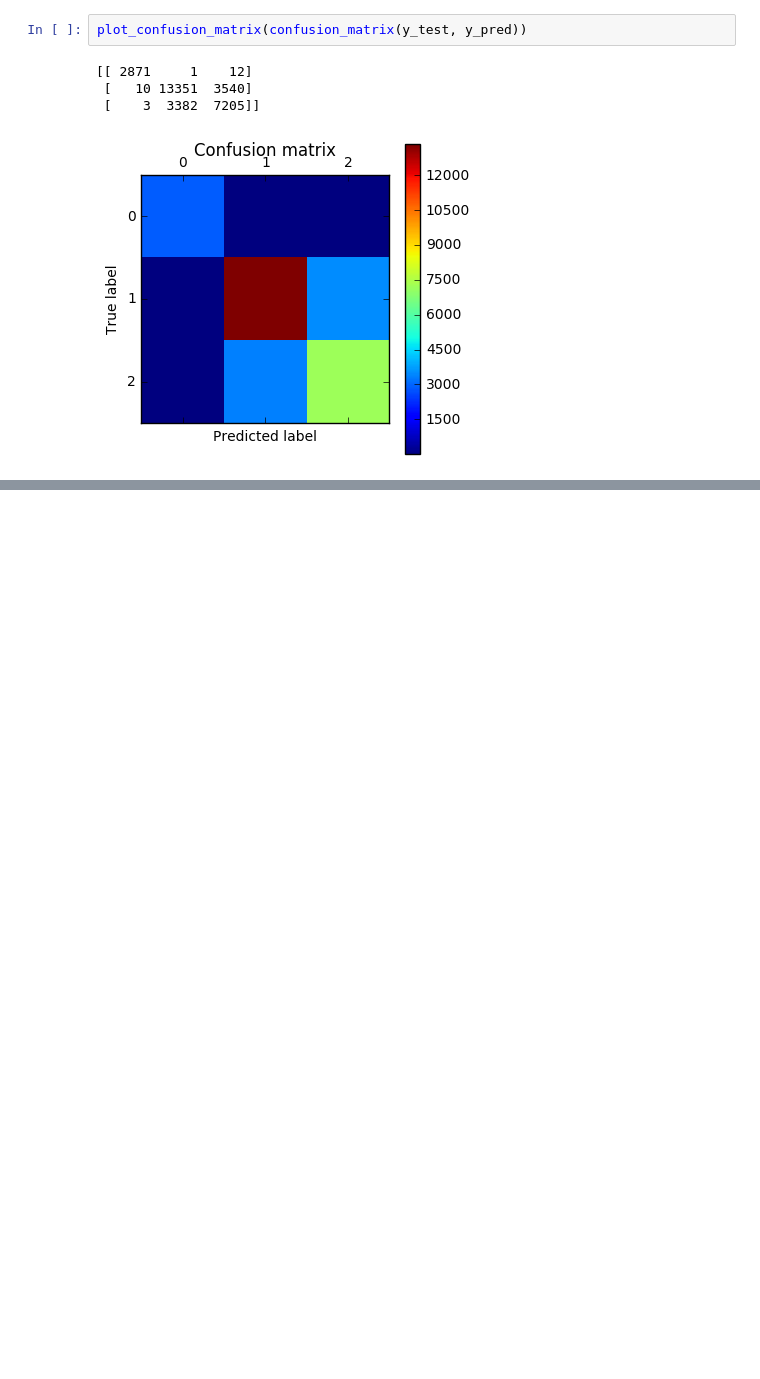
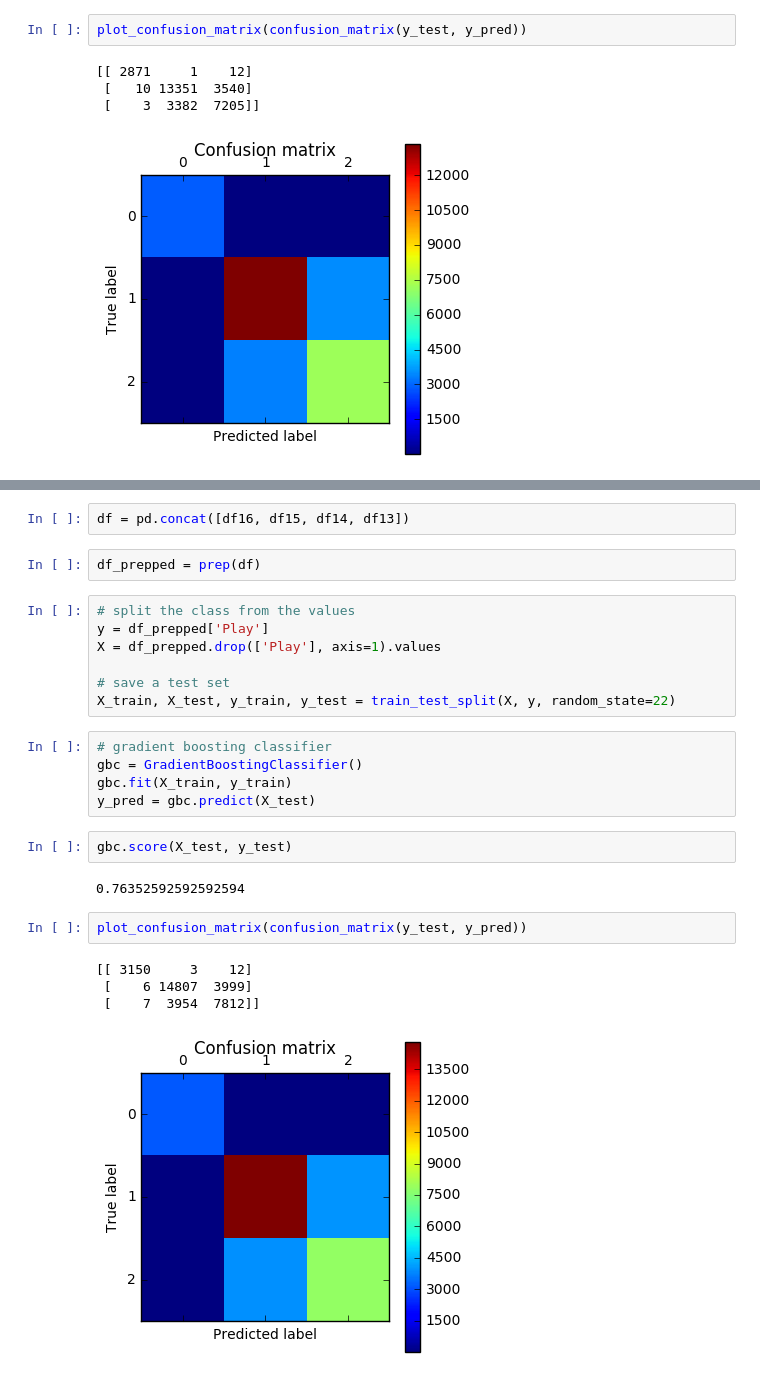
Before and after one commit to zreyn/nfl, a Jupyter notebook: nfl-modeling.ipynb, the cells around one changed output, grey strips where cells are left out. Drawn from its saved outputs; the diff is of its cells as text; blank space fills up the shorter version.

```diff
--- a/nfl-modeling.ipynb
+++ b/nfl-modeling.ipynb
@@ -113,0 +131,27 @@ plot_confusion_matrix(confusion_matrix(y_test, y_pred))
+# %%
+df = pd.concat([df16, df15, df14, df13])
+# %%
+df_prepped = prep(df)
+# %%
+# split the class from the values
+y = df_prepped['Play']
+X = df_prepped.drop(['Play'], axis=1).values
+
+# save a test set
+X_train, X_test, y_train, y_test = train_test_split(X, y, random_state=22)
+# %%
+# gradient boosting classifier
+gbc = GradientBoostingClassifier()
+gbc.fit(X_train, y_train)
+y_pred = gbc.predict(X_test)
+# %%
+gbc.score(X_test, y_test)
+# %% [output]
+0.76352592592592594
+# %%
+plot_confusion_matrix(confusion_matrix(y_test, y_pred))
+# %% [output]
+[[ 3150     3    12]
+ [    6 14807  3999]
+ [    7  3954  7812]]
+[figure, added]
```
Also changed, not shown: parts of 75 cells of this notebook, 5 other files.
